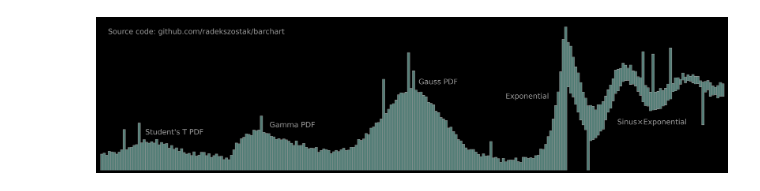
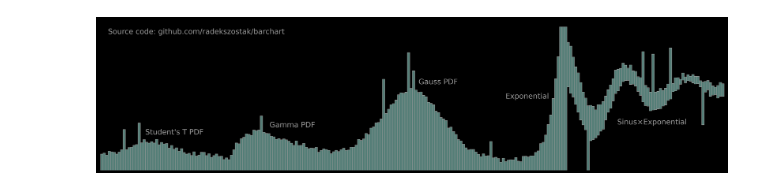
Before and after one commit to radekszostak/barchart, a Jupyter notebook: barchart.ipynb, the cells around one changed output. Drawn from its saved outputs; the diff is of its cells as text; code cells hidden in the pictures.

```diff
--- a/barchart.ipynb
+++ b/barchart.ipynb
@@ -17,7 +17,7 @@ top_left = [
     6 * scipy.stats.norm.pdf(x, 50, 5),
     10 * scipy.stats.t.pdf(x, 0.1, loc=8, scale=10),
     2 * scipy.stats.gamma.pdf((x-4) * 0.9, 2, loc=15, scale=4),
-    2 * scipy.stats.expon.pdf(-x, loc=-75, scale=1.5),
+    3 * scipy.stats.expon.pdf(-x, loc=-75, scale=1.5),
 ]
 top_right = [0.2 * np.sin(2 * np.pi / 10 * (x - 2)) * 15 * scipy.stats.expon.pdf(x, loc=75, scale=10) + 0.6]
 bottom_right = [
@@ -46,31 +46,31 @@ top = np.clip(top, 0, 1)
 np.random.seed(12)
 bottom_noise_peaks_idx = np.random.randint(0, len(x), 10)
 bottom_noise_peaks = np.zeros(len(x))
 bottom_noise_peaks[bottom_noise_peaks_idx] = np.random.rand(len(bottom_noise_peaks_idx)) * 0.2 + 0.1
 
 bottom = bottom - bottom_noise_peaks
 bottom = np.clip(bottom, 0, 1)
 top = top - bottom
 
 #add text
 plt.text(1, 0.95, "Source code: github.com/radekszostak/barchart", fontsize=20, color="white")
 plt.text(7, 0.25, "Student's T PDF", fontsize=20, color="white")
 plt.text(27, 0.3, "Gamma PDF", fontsize=20, color="white")
 plt.text(51, 0.6, "Gauss PDF", fontsize=20, color="white")
 plt.text(65, 0.5, "Exponential", fontsize=20, color="white")
 plt.text(83, 0.32, "Sinus×Exponential", fontsize=20, color="white")
 
 # Create the plot
 plt.bar(x, top, bottom=bottom, edgecolor='white', width=bar_width)
 plt.axis("off")
 plt.tight_layout()
 plt.margins(x=0)
 
 # Make rectangle filling whole plot do dim the plot
 plt.gca().add_patch(plt.Rectangle((-0.5, 0), 100.9, 1, fill=True, color='black', alpha=0.4, zorder=3))
 
 # Save the plot
 plt.savefig('barchart.png')
 plt.show()
 # %% [output]
-[figure, old version]
+[figure, new version]
```
Also changed, not shown: 1 other file.
